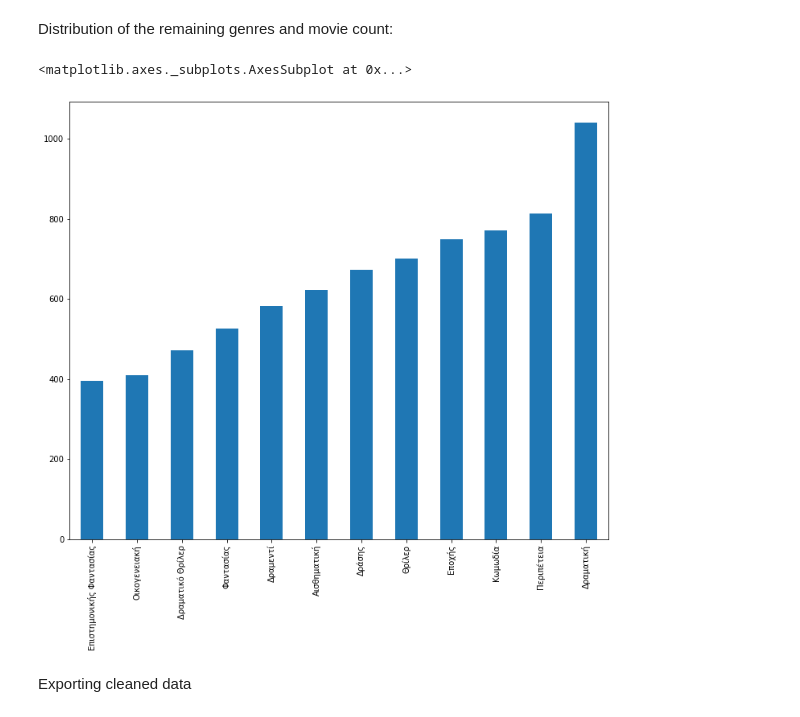
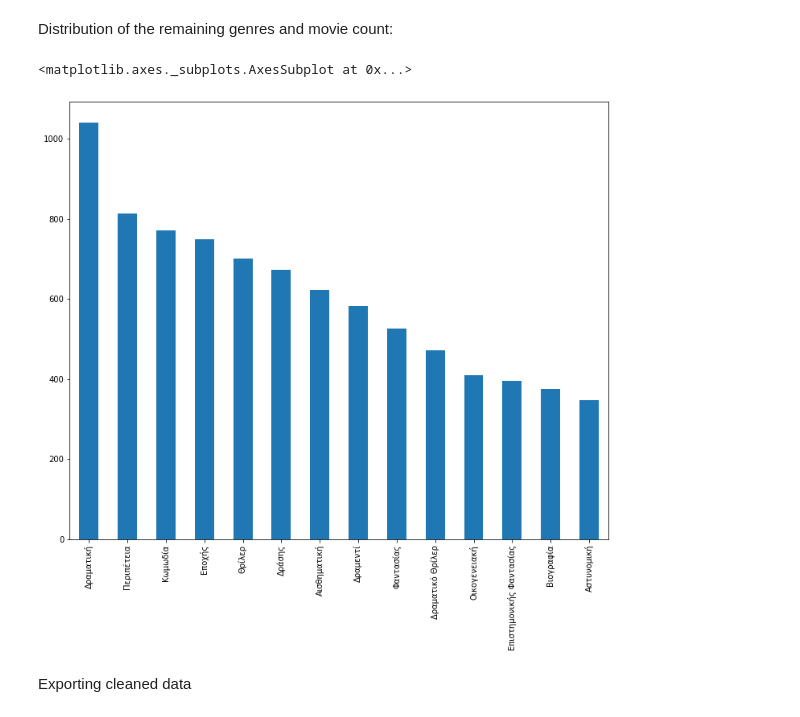
Before and after one commit to arvartho/MovieGenreClassifier, a Jupyter notebook: dataViz/data_cleaning_notebook.ipynb, the cells around one changed output. Saved outputs shown, nothing was run; the diff lists cells and outputs as text; code cells hidden in the pictures.

Commit message:
Updates in data cleaning and utility functions
Updates in data cleaning and utility functions

```diff
--- a/dataViz/data_cleaning_notebook.ipynb
+++ b/dataViz/data_cleaning_notebook.ipynb
@@ -70,6 +74,6 @@ genre_list = list(set([genre  for genres in movies_df['genre'].values for genre
 for genre in genre_list:
     movies_df[genre] = movies_df['genre'].apply(lambda x: 1 if genre in x.split(',') else 0)
 
-vizualization_df = movies_df[genre_list]
-vizualization_df.head()
+visualization_df = movies_df[genre_list]
+visualization_df.head()
 # %% [output]
@@ -82,0 +89,9 @@ vizualization_df.head()
+# %%
+visualization_df['genre_no'] = visualization_df.sum(axis=1)
+sns.countplot(x='genre_no',
+              data=visualization_df,
+              palette='gist_rainbow' )
+plt.title("Distribution of the number of genres per movie")
+plt.xlabel("Number of Genres")
+plt.ylabel("Number of Movies")
+plt.show()
@@ -101,7 +173,7 @@ Otherwise, we will attempt to infer the genre the best discribes the movie from
 
 List of the top 30% most represented genres in the dataset:
 # %%
-popularity_df = vizualization_df[genre_list].sum().sort_values(ascending=False)[:int(vizualization_df.shape[1]*.25)]
+popularity_df = visualization_df[genre_list].sum().sort_values(ascending=False)[:int(visualization_df.shape[1]*.30)]
 popular_genre_list = popularity_df.index
 unpopular_genre_list = [genre for genre in genre_list if genre not in popular_genre_list]
 unpopular_genre_list
@@ -169,10 +241,10 @@ movies_df.describe()
 # %% [markdown]
 Distribution of the remaining genres and movie count:
 # %%
-movies_df[popular_genre_list].sum().sort_values().plot(kind='bar', figsize=(12,10),stacked=True)
+movies_df[popular_genre_list].sum().sort_values(ascending=False).plot(kind='bar', figsize=(12,10),stacked=True)
 # %% [output]
 <matplotlib.axes._subplots.AxesSubplot at 0x...>
-[figure, old version]
+[figure, new version]
 # %% [markdown]
 Exporting cleaned data
 # %%
```
Also changed, not shown: parts of 27 cells of this notebook, 1 other file.
